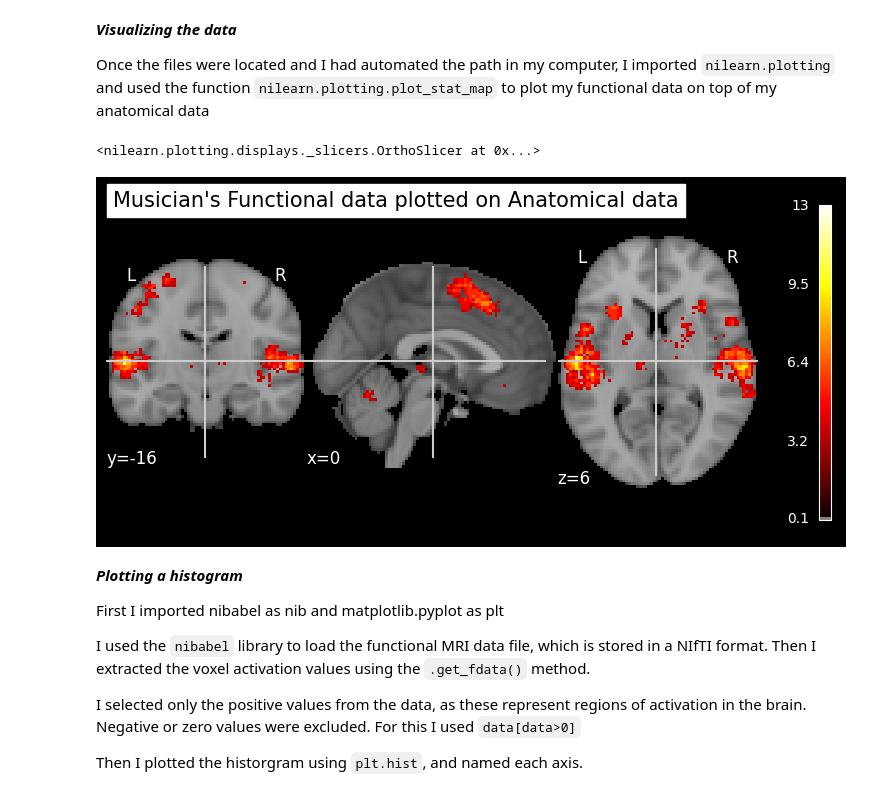
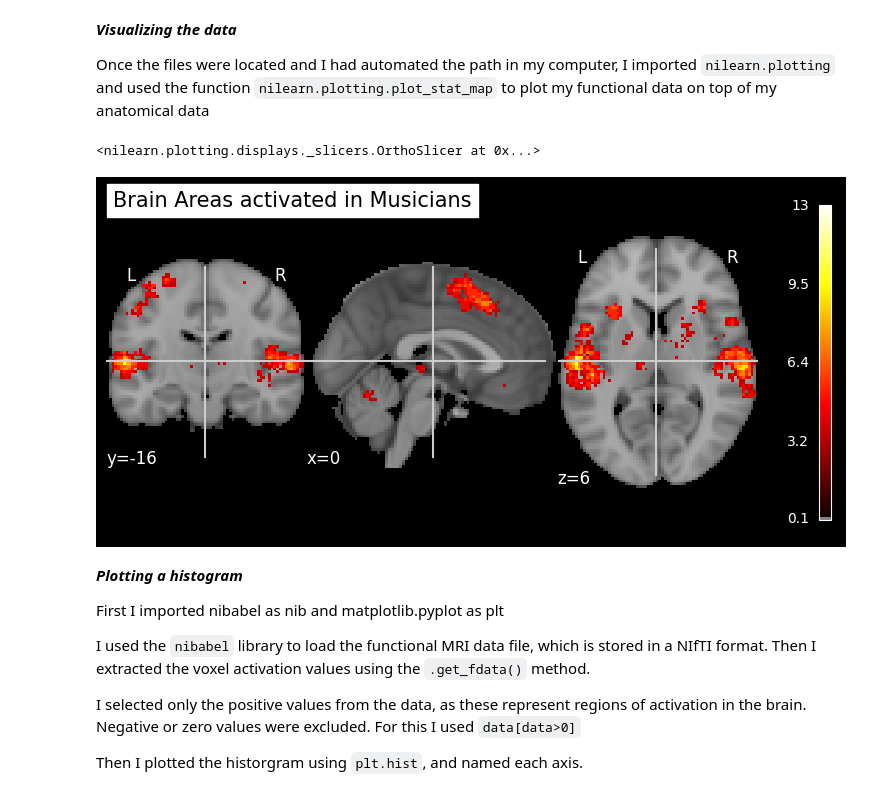
Before and after one commit to Bego-FGorostidi/Home_assingment_programming, a Jupyter notebook: home_assingment_prog.ipynb, the cells around one changed output. Drawn from its saved outputs; the diff is of its cells as text; code cells hidden in the pictures.

```diff
--- a/home_assingment_prog.ipynb
+++ b/home_assingment_prog.ipynb
@@ -29,11 +29,11 @@ Once the files were located and I had automated the path in my computer, I impor
 # %%
 #visualize your functional data on top of the anatomical scan using Nilearn.
 import nilearn.plotting
 
-nilearn.plotting.plot_stat_map(find_functional_MRI, bg_img=find_anatomical_MRI, threshold=0.1, display_mode='ortho', title="Musician's Functional data plotted on Anatomical data", cut_coords=(0, -16, 6), cmap='hot')
+nilearn.plotting.plot_stat_map(find_functional_MRI, bg_img=find_anatomical_MRI, threshold=0.1, display_mode='ortho', title="Brain Areas activated in Musicians", cut_coords=(0, -16, 6), cmap='hot')
 # %% [output]
 <nilearn.plotting.displays._slicers.OrthoSlicer at 0x...>
-[figure, old version]
+[figure, new version]
 # %% [markdown]
 ***Plotting a histogram***
 
```
Also changed, not shown: parts of 3 cells of this notebook.
